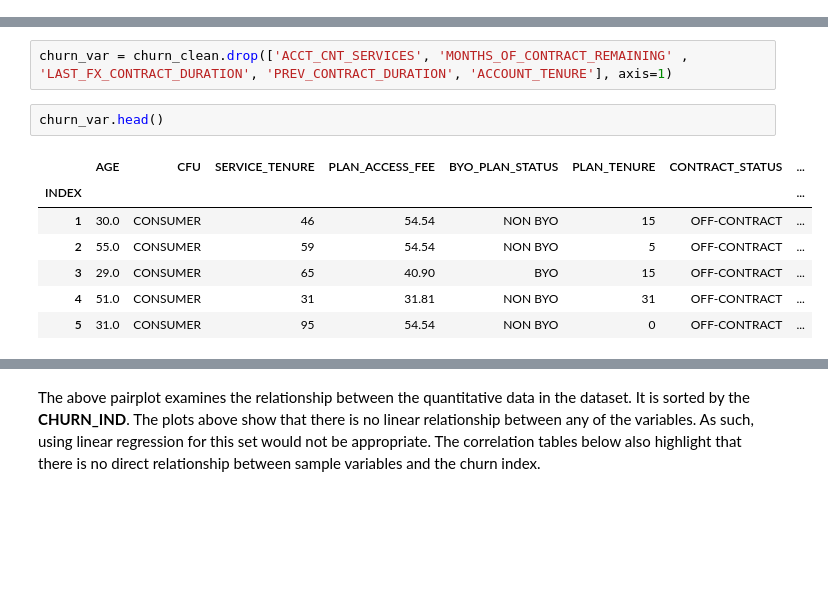
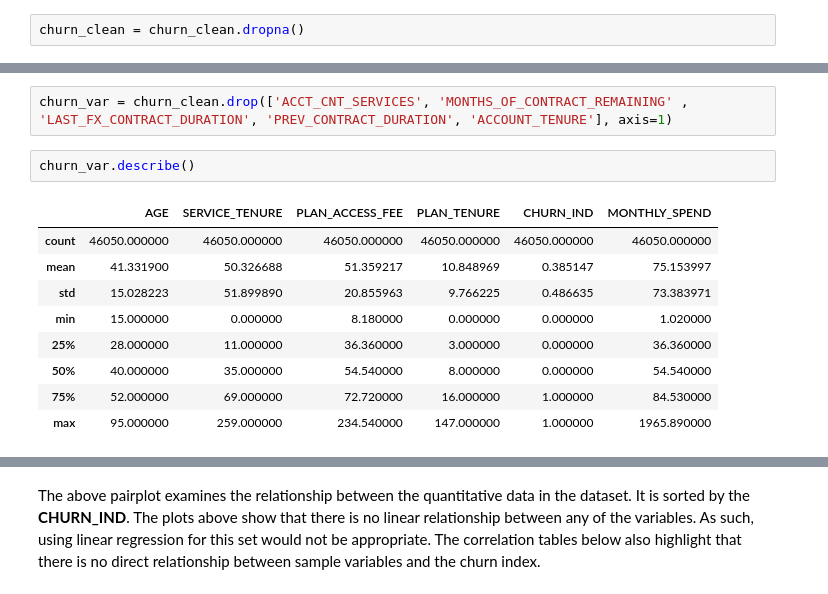
Before and after one commit to AmandaManadeniya/data-science-portfolio-2021, a Jupyter notebook: Portfolio 3.ipynb, the cells around one changed output, grey strips where cells are left out. Cells and saved outputs as stored; diff of their text form; blank space fills up the shorter version.

```diff
--- a/Portfolio 3.ipynb
+++ b/Portfolio 3.ipynb
@@ -112,0 +117,2 @@ False
+# %%
+churn_clean = churn_clean.dropna()
@@ -117,13 +127,15 @@ False
 # %%
 churn_var = churn_clean.drop(['ACCT_CNT_SERVICES', 'MONTHS_OF_CONTRACT_REMAINING' , 'LAST_FX_CONTRACT_DURATION', 'PREV_CONTRACT_DURATION', 'ACCOUNT_TENURE'], axis=1)
 # %%
-churn_var.head()
+churn_var.describe()
 # %% [output]
-|  | AGE | CFU | SERVICE_TENURE | PLAN_ACCESS_FEE | BYO_PLAN_STATUS | PLAN_TENURE | CONTRACT_STATUS | ... |
-| INDEX |  |  |  |  |  |  |  | ... |
-| 1 | 30.0 | CONSUMER | 46 | 54.54 | NON BYO | 15 | OFF-CONTRACT | ... |
-| 2 | 55.0 | CONSUMER | 59 | 54.54 | NON BYO | 5 | OFF-CONTRACT | ... |
-| 3 | 29.0 | CONSUMER | 65 | 40.90 | BYO | 15 | OFF-CONTRACT | ... |
-| 4 | 51.0 | CONSUMER | 31 | 31.81 | NON BYO | 31 | OFF-CONTRACT | ... |
-| 5 | 31.0 | CONSUMER | 95 | 54.54 | NON BYO | 0 | OFF-CONTRACT | ... |
+|  | AGE | SERVICE_TENURE | PLAN_ACCESS_FEE | PLAN_TENURE | CHURN_IND | MONTHLY_SPEND |
+| count | 46050.000000 | 46050.000000 | 46050.000000 | 46050.000000 | 46050.000000 | 46050.000000 |
+| mean | 41.331900 | 50.326688 | 51.359217 | 10.848969 | 0.385147 | 75.153997 |
+| std | 15.028223 | 51.899890 | 20.855963 | 9.766225 | 0.486635 | 73.383971 |
+| min | 15.000000 | 0.000000 | 8.180000 | 0.000000 | 0.000000 | 1.020000 |
+| 25% | 28.000000 | 11.000000 | 36.360000 | 3.000000 | 0.000000 | 36.360000 |
+| 50% | 40.000000 | 35.000000 | 54.540000 | 8.000000 | 0.000000 | 54.540000 |
+| 75% | 52.000000 | 69.000000 | 72.720000 | 16.000000 | 1.000000 | 84.530000 |
+| max | 95.000000 | 259.000000 | 234.540000 | 147.000000 | 1.000000 | 1965.890000 |
 # %%
```
Also changed, not shown: parts of 56 cells of this notebook.
